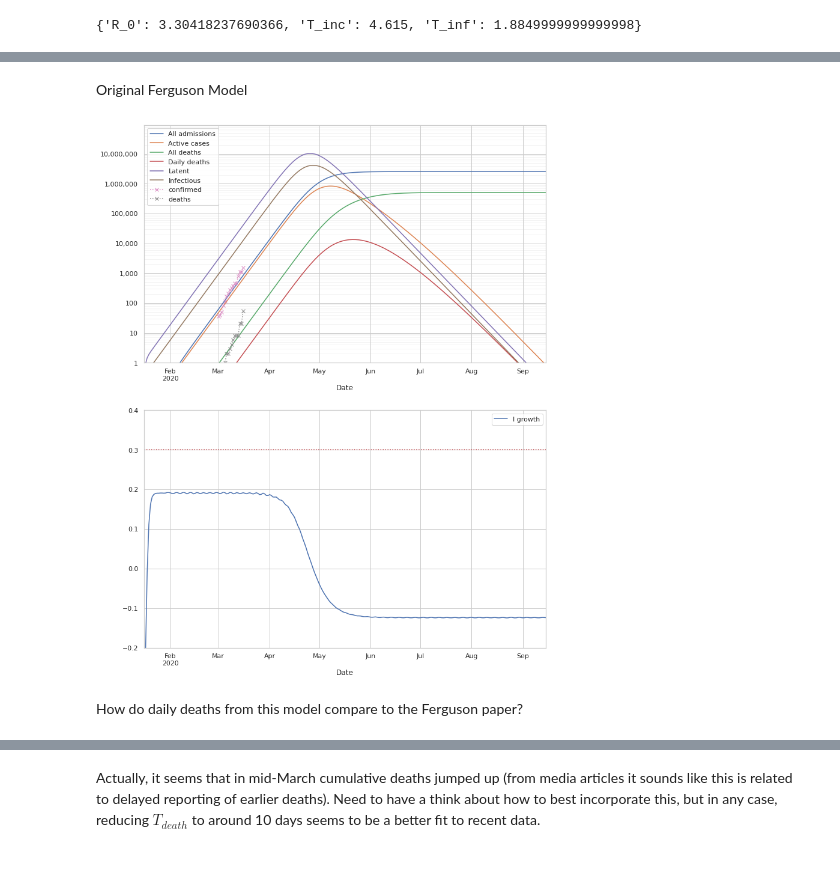
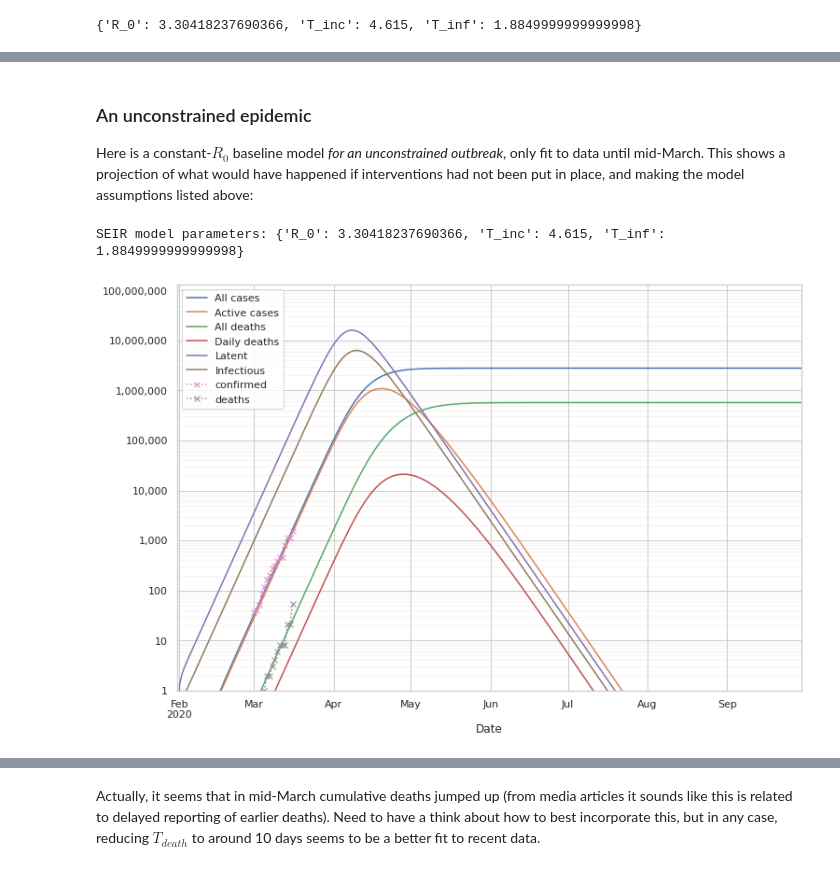
Before and after one commit to jpbrodrick/covid-19-modelling, a Jupyter notebook: Covid-19 SEIR Model.ipynb, the cells around one changed output, grey strips where cells are left out. Cells and saved outputs as stored; diff of their text form; code cells hidden in the pictures.

Commit message:
Tidied main notebook, changed some parameter names, added commentary

```diff
--- a/Covid-19 SEIR Model.ipynb
+++ b/Covid-19 SEIR Model.ipynb
@@ -111,9 +126,9 @@ Define a function for plotting simulation results...
 # %%
 def plot_simulation(sim, transmission_model, ts):
-    n_plots = 2
+    n_plots = 1
     f, axs = plt.subplots(n_plots, 1, figsize=(12, 8*n_plots), squeeze=False)
     axs = axs.ravel()
-    sim[['All admissions', 'Active cases', 'All deaths', 'Daily deaths', 'E', 'I']].rename({'E':'Latent', 'I':'Infectious'}, axis=1).plot(ax=axs[0])
+    sim[['All cases', 'Active cases', 'All deaths', 'Daily deaths', 'E', 'I']].rename({'E':'Latent', 'I':'Infectious'}, axis=1).plot(ax=axs[0])
     ts[['confirmed', 'deaths']].plot(marker='x', linestyle=':',ax=axs[0])
     axs[0].set_yscale('log')
     axs[0].set_ylim(1, None)
@@ -121,29 +136,30 @@ def plot_simulation(sim, transmission_model, ts):
     axs[0].yaxis.set_minor_locator(ticker.LogLocator(10., range(10), 15, 15))
     axs[0].yaxis.set_major_formatter(ticker.StrMethodFormatter('{x:,.0f}'))
     axs[0].grid(which='minor', axis='y', alpha=0.2)
-    (np.exp(sim.E / sim.I / transmission_model.T_inc - 1./transmission_model.T_inf)-1).rename('I growth').plot(ax=axs[1])
+    #(np.exp(sim.E / sim.I / transmission_model.T_inc - 1./transmission_model.T_inf)-1).rename('I growth').plot(ax=axs[1])
     #(sim.I.diff() / (0.5*(sim.I.shift(1) + sim.I.shift(1)))).rename('debug').plot(ax=axs[1])
-    axs[1].set_ylim(-0.2, 0.4)
-    axs[1].axhline(0.3, color='r', linestyle=':')
+    #axs[1].set_ylim(-0.2, 0.4)
+    #axs[1].axhline(0.3, color='r', linestyle=':')
     for ax in axs:
         ax.legend()
         ax.set_xlabel('Date')
-# %% [markdown]
-Original Ferguson Model
+# %% [markdown]
+### An unconstrained epidemic
+
+Here is a constant-$R_0$ baseline model *for an unconstrained outbreak*, only fit to data until mid-March. This shows a projection of what would have happened if interventions had not been put in place, and making the model assumptions listed above:
 # %%
 transmission_parameters = calibrate_transmission_model(0.3, 6.5, 0.71)
-t_model = SEIRModel(**transmission_parameters)
-e_model = EmissionModel(f_hosp=0.044, f_death=0.2,
-                        n_hosp=4, T_hosp=11,
-                        n_resolve=9, T_resolve=8,
-                        n_death=4, T_death=21)
-t_model.R_0 = lambda _: 2.4
-sim_orig = run_outbreak(t_model, e_model, 2*365//3, make_state(S=6.64e7, I=1))
-sim_orig = calibrate_timing_to_cases(sim_orig,
+print('SEIR model parameters:', transmission_parameters)
+t_model_c = SEIRModel(**transmission_parameters)
+e_model_c = EmissionModel(f_cdr=0.044, f_ifr=0.009,
+                          n_detect=4, T_detect=11,
+                          n_resolve=9, T_resolve=8,
+                          n_death=4, T_death=14)
+sim_baseline = run_outbreak(t_model_c, e_model_c, 2*365//3, make_state(S=6.64e7, I=1))
+sim_baseline = calibrate_timing_to_cases(sim_baseline,
                          ts.confirmed[ts['phase']=='unrestricted'])
-sim_orig.to_csv('simdata/sim-original-Ferguson-parameters.csv')
-plot_simulation(sim_orig, t_model, ts[ts['phase']=='unrestricted'])
+sim_baseline.to_csv('simdata/sim-R_0-3.3-baseline-parameters.csv')
+plot_simulation(sim_baseline, t_model_c, ts[ts['phase']=='unrestricted'])
 # %% [output]
+SEIR model parameters: {'R_0': 3.30418237690366, 'T_inc': 4.615, 'T_inf': 1.8849999999999998}
-[figure, old version]
+[figure, new version]
-# %% [markdown]
-How do daily deaths from this model compare to the Ferguson paper?
```
Also changed, not shown: parts of 33 cells of this notebook, 5 other files.
